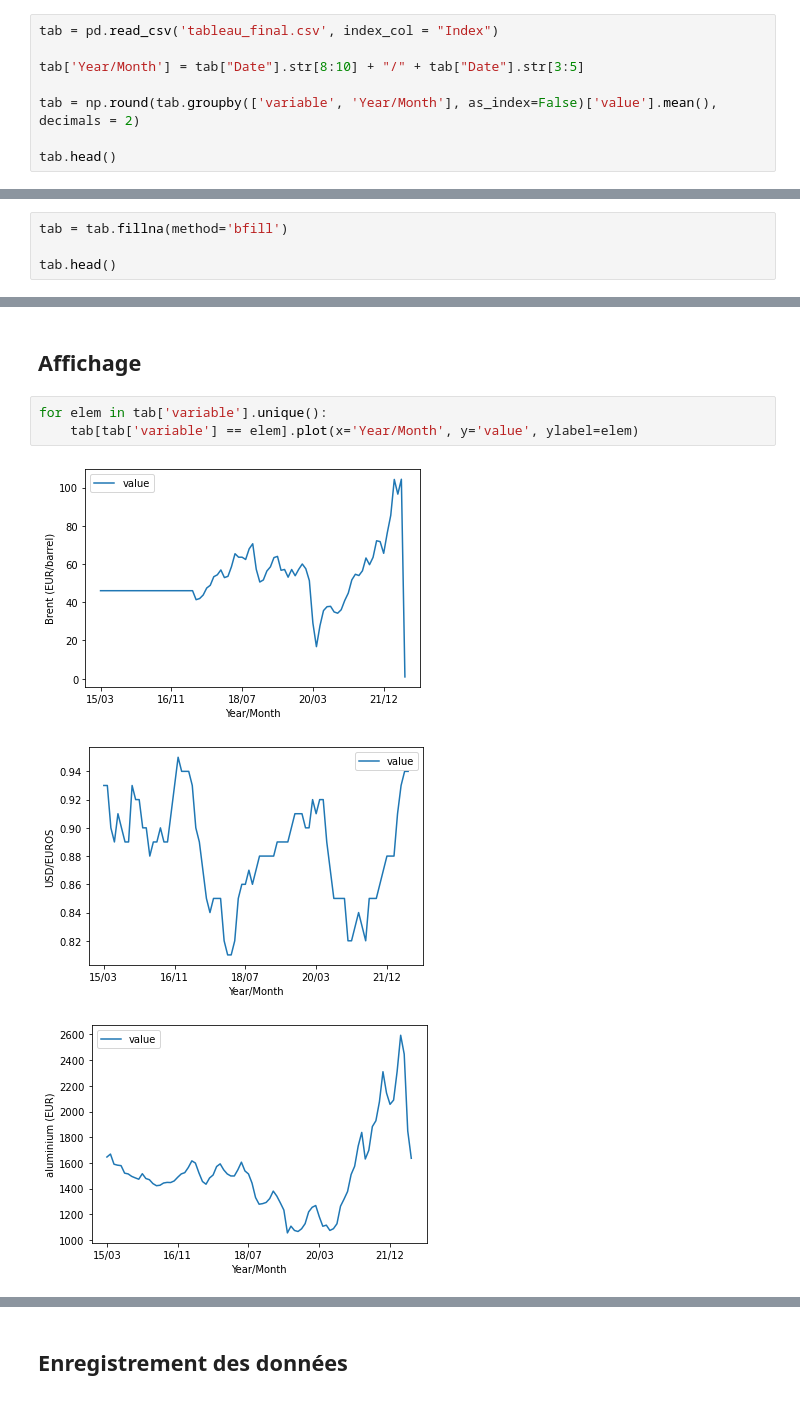
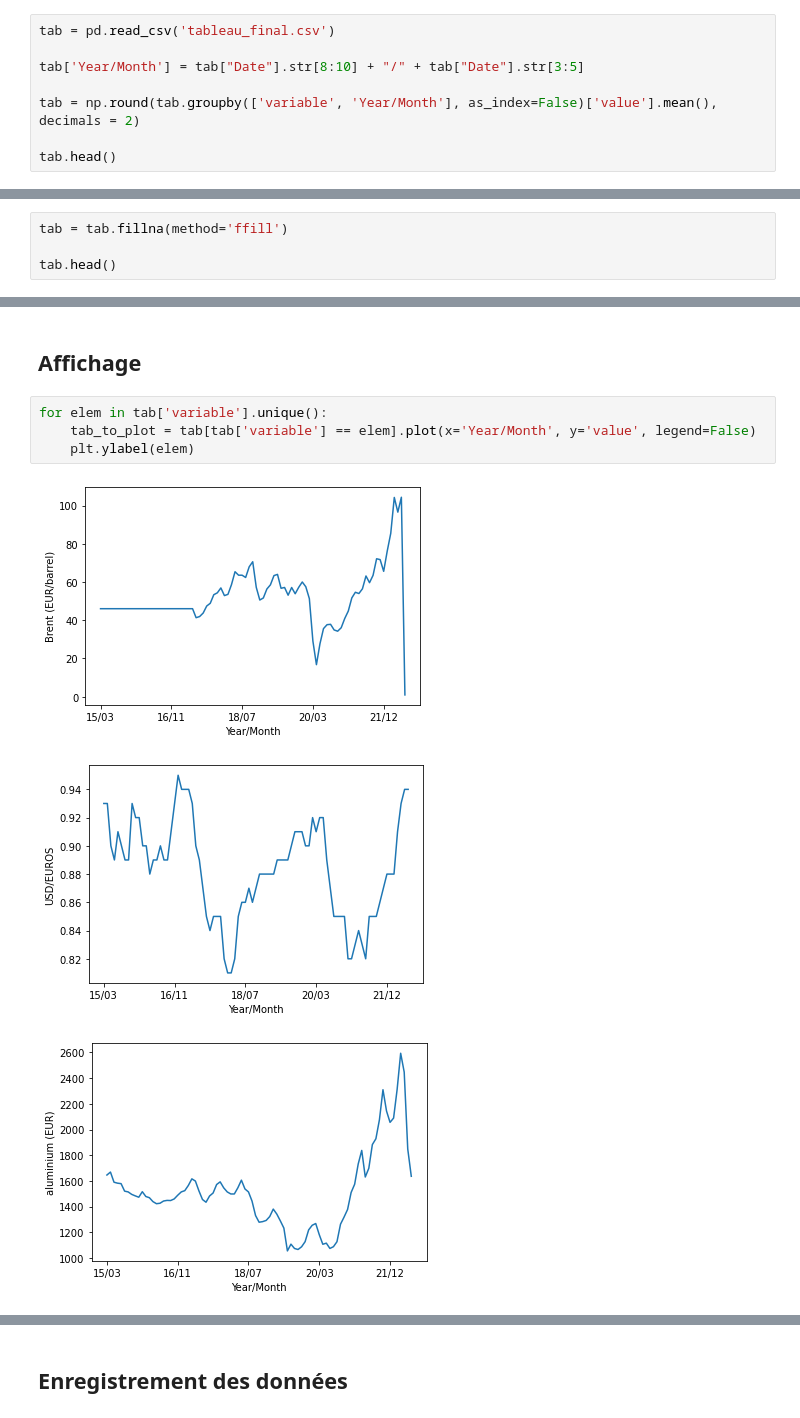
Before and after one commit to theo-soler/Projet_info, a Jupyter notebook: Dev.ipynb, the cells around one changed output, grey strips where cells are left out. Drawn from its saved outputs; the diff is of its cells as text.

```diff
--- a/Dev.ipynb
+++ b/Dev.ipynb
@@ -4,7 +5,7 @@ import numpy as np
 # %% [markdown]
 ## Moyenne Par Mois
 # %%
-tab = pd.read_csv('tableau_final.csv', index_col = "Index")
+tab = pd.read_csv('tableau_final.csv')
 
 tab['Year/Month'] = tab["Date"].str[8:10] + "/" + tab["Date"].str[3:5]
 
@@ -23,7 +24,7 @@ tab.to_csv(r'tableau_by_month.csv', index = True, header = True)
 # %% [markdown]
 ## Remplissage des NaN
 # %%
-tab = tab.fillna(method='bfill')
+tab = tab.fillna(method='ffill')
 
 tab.head()
 # %% [output]
@@ -37,8 +38,9 @@ tab.head()
 ## Affichage
 # %%
 for elem in tab['variable'].unique():
-    tab[tab['variable'] == elem].plot(x='Year/Month', y='value', ylabel=elem)
+    tab_to_plot = tab[tab['variable'] == elem].plot(x='Year/Month', y='value', legend=False)
+    plt.ylabel(elem)
 # %% [output]
-[figure, old version]
+[figure, new version]
-[figure, old version]
+[figure, new version]
-[figure, old version]
+[figure, new version]
```
Also changed, not shown: parts of 2 cells of this notebook, 9 other files.
